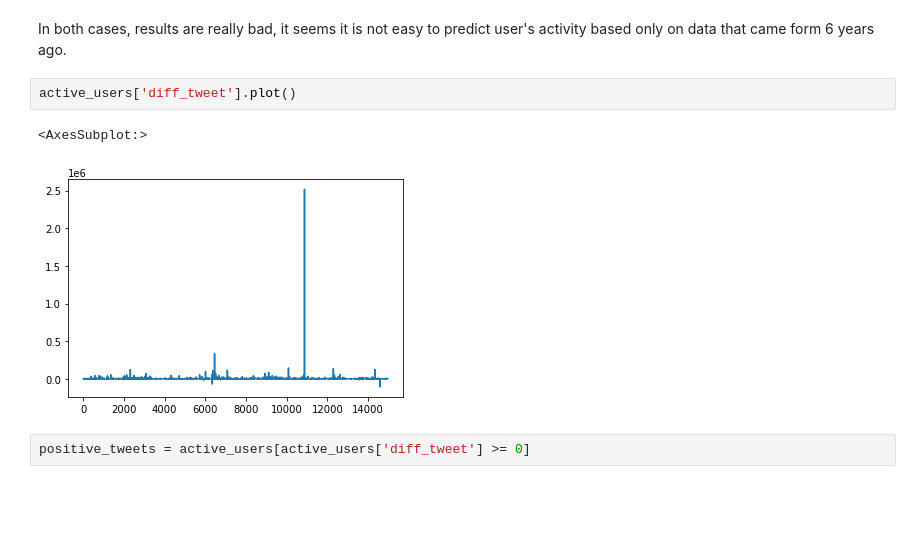
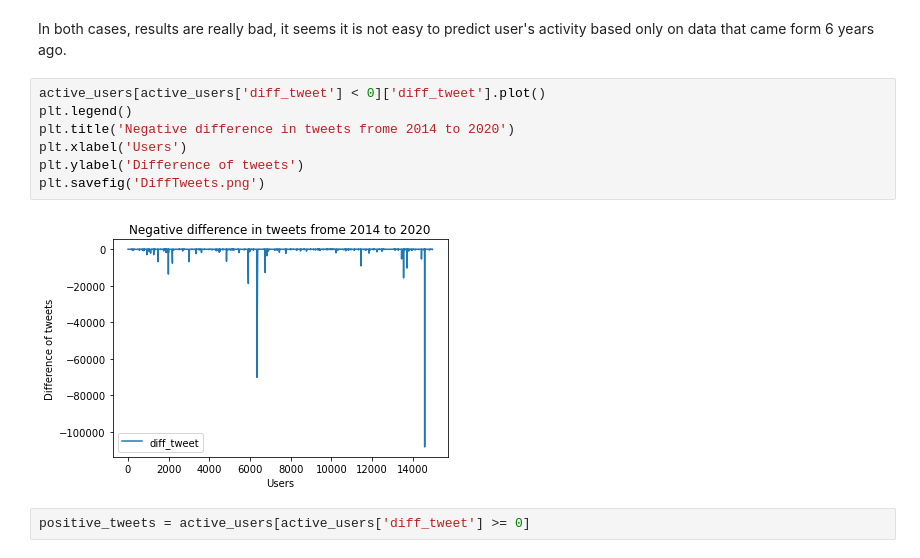
Before and after one commit to epfl-ada/ada-2020-project-milestone-p3-p3_kali, a Jupyter notebook: P4.ipynb, the cells around one changed output. Cells and saved outputs as stored; diff of their text form; blank space fills up the shorter version.

Commit message:
New PNGs and difference in tweets

```diff
--- a/P4.ipynb
+++ b/P4.ipynb
@@ -410,11 +409,15 @@ plt.savefig('gbrpred.png')
 [figure]
 # %% [markdown]
 In both cases, results are really bad, it seems it is not easy to predict user's activity based only on data that came form 6 years ago.
-# %%
-active_users['diff_tweet'].plot()
-# %% [output]
-<AxesSubplot:>
-[figure, removed]
+# %%
+active_users[active_users['diff_tweet'] < 0]['diff_tweet'].plot()
+plt.legend()
+plt.title('Negative difference in tweets frome 2014 to 2020')
+plt.xlabel('Users')
+plt.ylabel('Difference of tweets')
+plt.savefig('DiffTweets.png')
+# %% [output]
+[figure, added]
 # %%
 positive_tweets = active_users[active_users['diff_tweet'] >= 0]
 # %%
```
Also changed, not shown: parts of 7 cells of this notebook, 7 other files.
